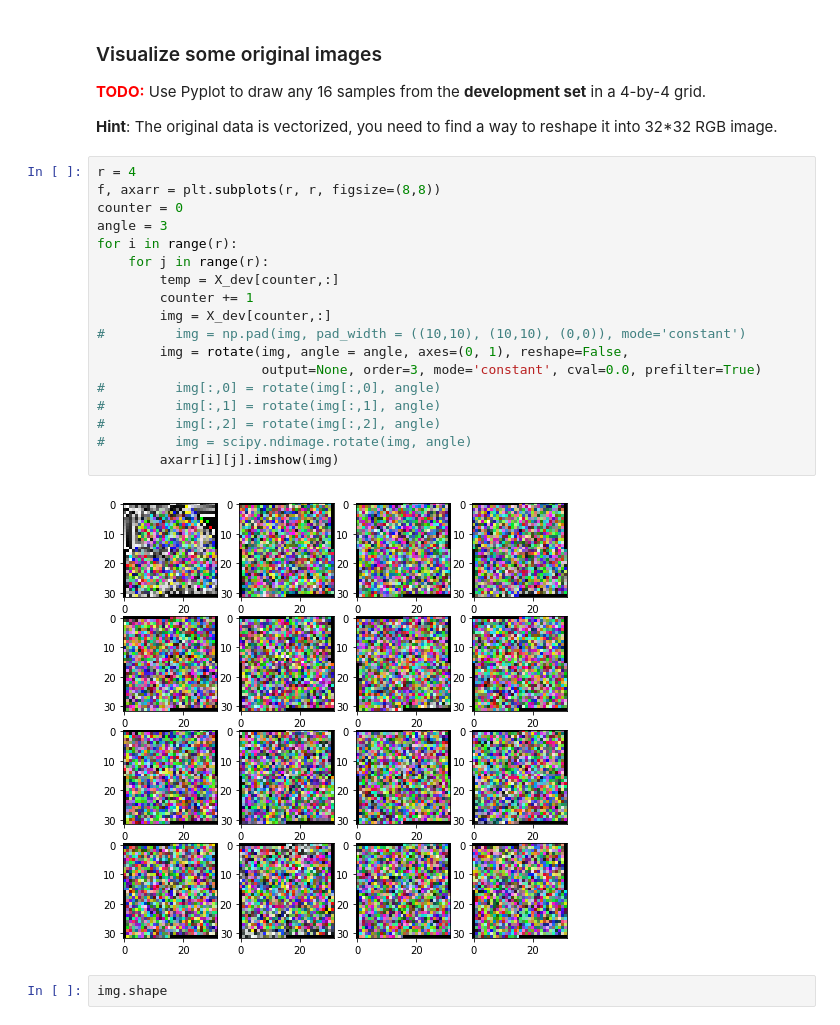
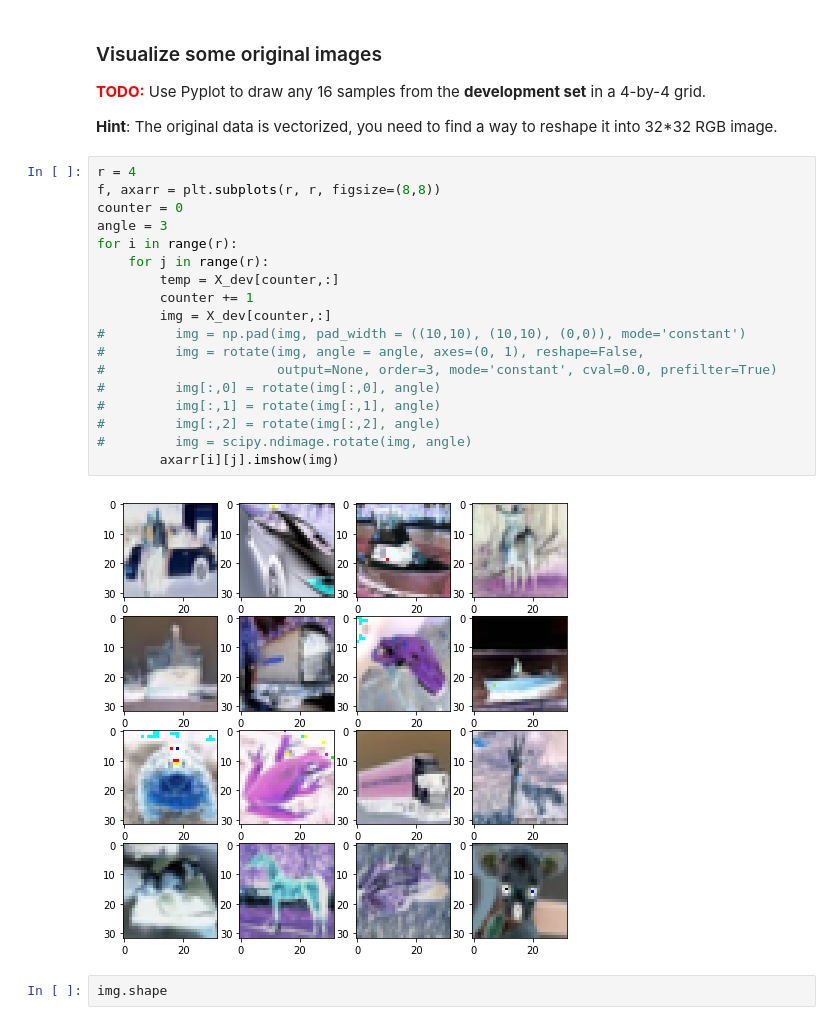
Before and after one commit to crowegian/NNetsDL_F17, a Jupyter notebook: assignment2/task4-augmentation.ipynb, the cells around one changed output. Saved outputs shown, nothing was run; the diff lists cells and outputs as text.

```diff
--- a/assignment2/task4-augmentation.ipynb
+++ b/assignment2/task4-augmentation.ipynb
@@ -70,23 +68,23 @@ __Hint__: The original data is vectorized, you need to find a way to reshape it
 # %%
 r = 4
 f, axarr = plt.subplots(r, r, figsize=(8,8))
 counter = 0
 angle = 3
 for i in range(r):
     for j in range(r):
         temp = X_dev[counter,:]
         counter += 1
         img = X_dev[counter,:]
 #         img = np.pad(img, pad_width = ((10,10), (10,10), (0,0)), mode='constant')
-        img = rotate(img, angle = angle, axes=(0, 1), reshape=False,
-                     output=None, order=3, mode='constant', cval=0.0, prefilter=True)
+#         img = rotate(img, angle = angle, axes=(0, 1), reshape=False,
+#                      output=None, order=3, mode='constant', cval=0.0, prefilter=True)
 #         img[:,0] = rotate(img[:,0], angle)
 #         img[:,1] = rotate(img[:,1], angle)
 #         img[:,2] = rotate(img[:,2], angle)
 #         img = scipy.ndimage.rotate(img, angle)
         axarr[i][j].imshow(img)
 # %% [output]
-[figure, old version]
+[figure, new version]
 # %%
 img.shape
 # %% [output]
```
Also changed, not shown: parts of 2 cells of this notebook, 3 other files.
